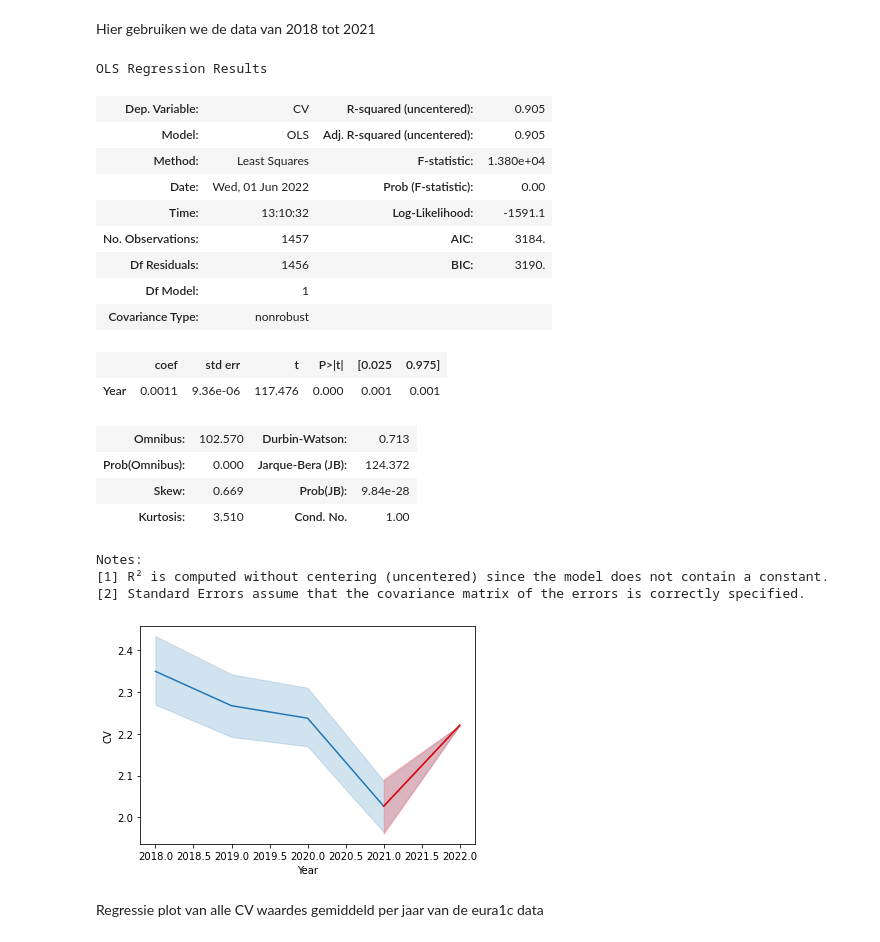
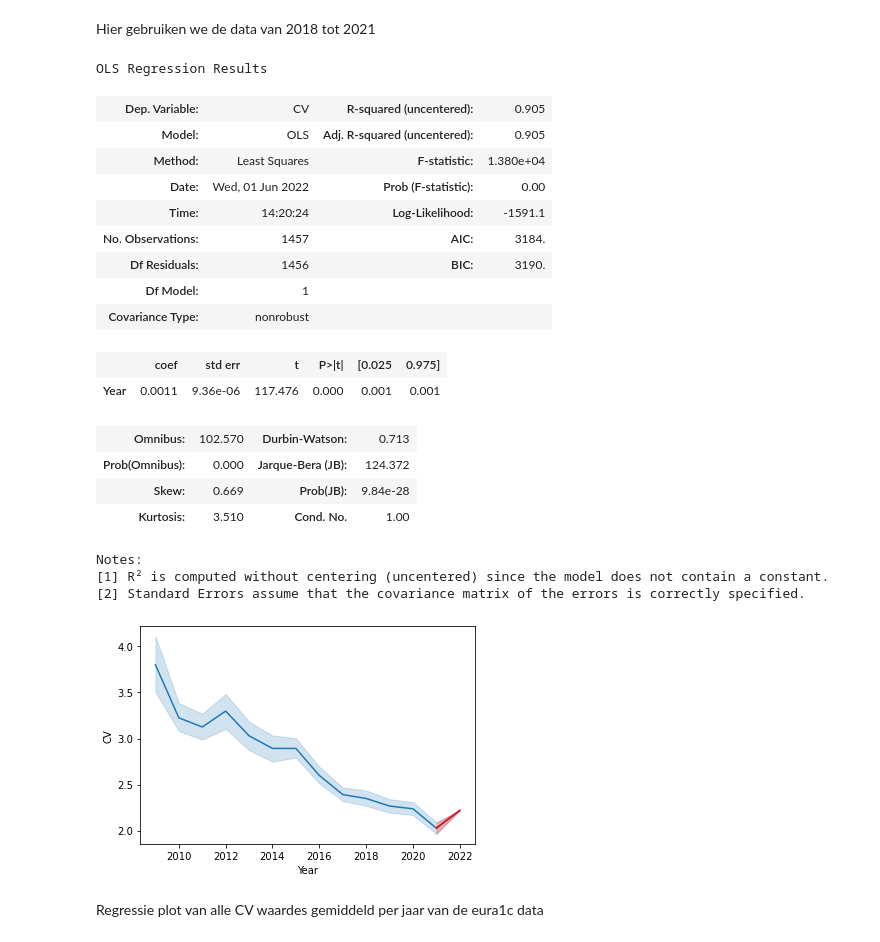
Before and after one commit to DSa-HbA1c/Predictions, a Jupyter notebook: Data visualisatie Corné.ipynb, the cells around one changed output. Drawn from its saved outputs; the diff is of its cells as text; code cells hidden in the pictures.

```diff
--- a/Data visualisatie Corné.ipynb
+++ b/Data visualisatie Corné.ipynb
@@ -266,36 +273,36 @@ predictions = model.predict(X)
 preddf = pd.DataFrame(predictions, columns=['CV'])
 preddf['Year'] = "2022"
 # Voeg het nieuwe dataframe toe aan de oude
-combined = pd.concat([CAP_prep_pred,preddf])
+combined = pd.concat([df_CAP_prep,preddf])
 combined['Year'] = combined['Year'].astype(str).astype(int)
 # Reset index omdat index niet meer kloppend is
 combined = combined.reset_index(drop=True)
 # Plot de CV waarde per jaar in een lijngrafiek
 sns.lineplot(x = 'Year', y = 'CV', data = combined)
 # Maak het voorspelde jaar een andere kleur
 sns.lineplot(x = 'Year', y = 'CV', data = combined[(combined['Year'] >= 2021) & (combined['Year'] <= 2022)], color= 'red')
 model.summary()
 # %% [output]
 OLS Regression Results
 | Dep. Variable: | CV | R-squared (uncentered): | 0.905 |
 | Model: | OLS | Adj. R-squared (uncentered): | 0.905 |
 | Method: | Least Squares | F-statistic: | 1.380e+04 |
 | Date: | Wed, 01 Jun 2022 | Prob (F-statistic): | 0.00 |
-| Time: | 13:10:32 | Log-Likelihood: | -1591.1 |
+| Time: | 14:20:24 | Log-Likelihood: | -1591.1 |
 | No. Observations: | 1457 | AIC: | 3184. |
 | Df Residuals: | 1456 | BIC: | 3190. |
 | Df Model: | 1 |  |  |
 | Covariance Type: | nonrobust |  |  |
 |  | coef | std err | t | P>|t| | [0.025 | 0.975] |
 | Year | 0.0011 | 9.36e-06 | 117.476 | 0.000 | 0.001 | 0.001 |
 | Omnibus: | 102.570 | Durbin-Watson: | 0.713 |
 | Prob(Omnibus): | 0.000 | Jarque-Bera (JB): | 124.372 |
 | Skew: | 0.669 | Prob(JB): | 9.84e-28 |
 | Kurtosis: | 3.510 | Cond. No. | 1.00 |
 Notes:
 [1] R² is computed without centering (uncentered) since the model does not contain a constant.
 [2] Standard Errors assume that the covariance matrix of the errors is correctly specified.
-[figure, old version]
+[figure, new version]
 # %% [markdown]
 Regressie plot van alle CV waardes gemiddeld per jaar van de eura1c data
 # %%
```
Also changed, not shown: parts of 10 cells of this notebook.
